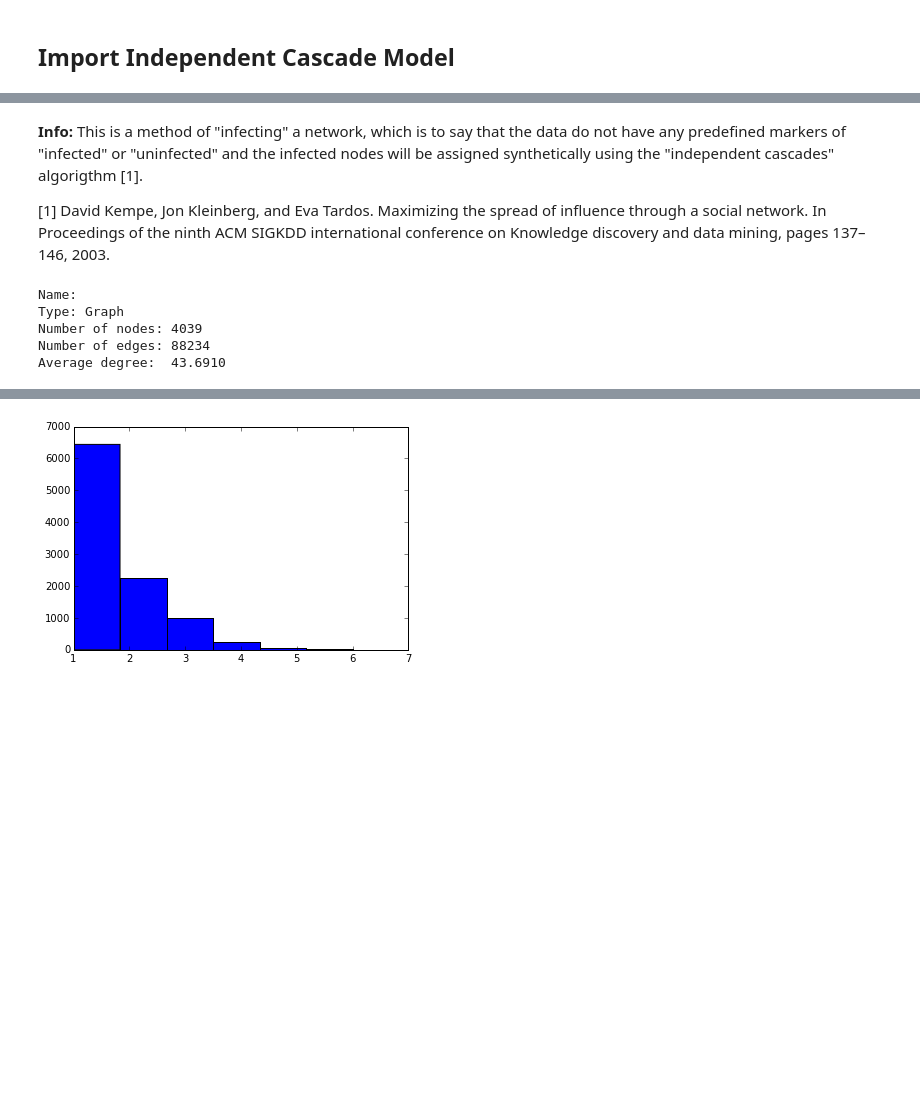
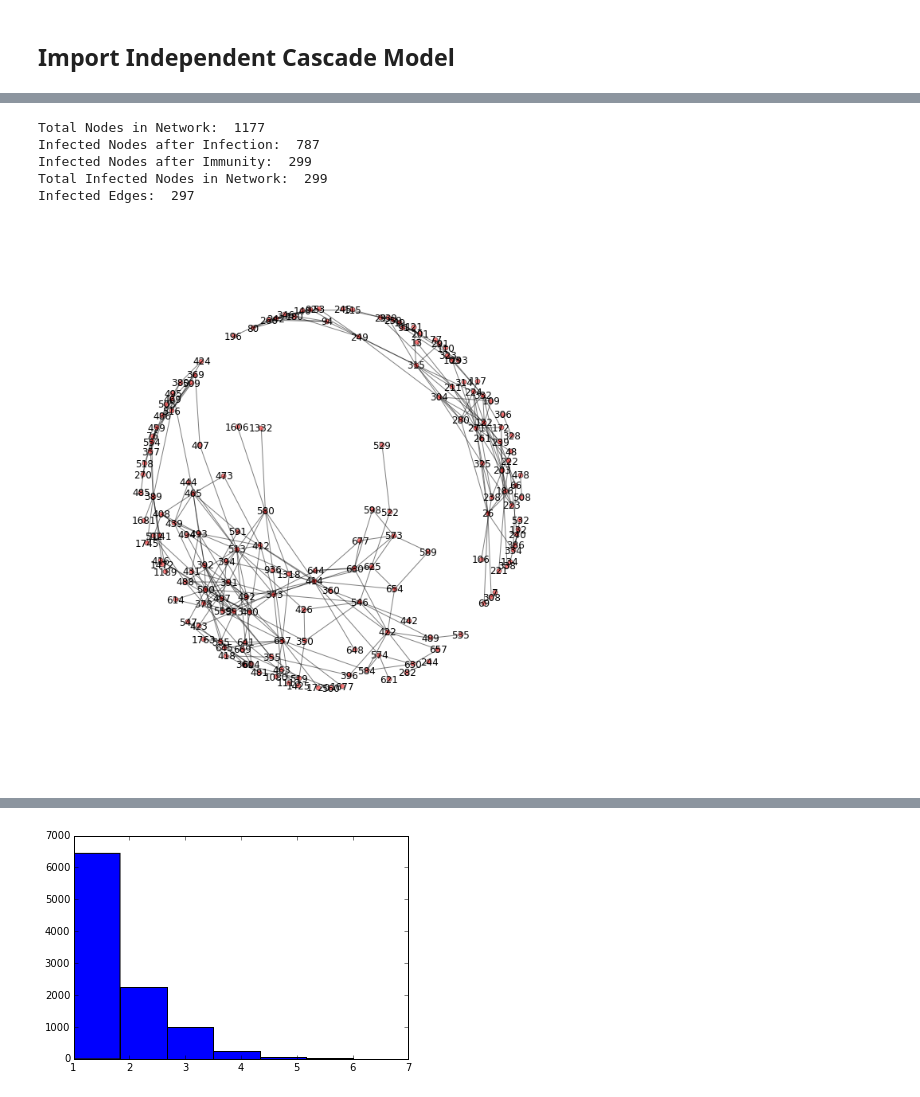
Before and after one commit to jmartinez14/fp-iga238, a Jupyter notebook: social_network_search.ipynb, the cells around one changed output, grey strips where cells are left out. Cells and saved outputs as stored; diff of their text form; code cells hidden in the pictures; blank space fills up the shorter version.

```diff
--- a/social_network_search.ipynb
+++ b/social_network_search.ipynb
@@ -19,18 +44,2 @@ import networkx as nx
 # %%
 import independent_cascade as ic
-# %% [markdown]
-**Info:**
-This is a method of "infecting" a network, which is to say that the data do not have any predefined markers of "infected" or "uninfected" and the infected nodes will be assigned synthetically using the "independent cascades" algorigthm [1].
-
-[1] David Kempe, Jon Kleinberg, and Eva Tardos. Maximizing the spread of influence through a social
-network. In Proceedings of the ninth ACM SIGKDD international conference on Knowledge
-discovery and data mining, pages 137–146, 2003.
-# %%
-G_fb = nx.read_edgelist("facebook_combined.txt", create_using = nx.Graph(), nodetype = int)
-print nx.info(G_fb)
-# %% [output]
-Name:
-Type: Graph
-Number of nodes: 4039
-Number of edges: 88234
-Average degree:  43.6910
@@ -36,0 +95,15 @@ Average degree:  43.6910
+# %%
+infected_network,only_infected = infect(network,'555',0.5,0.6)
+# %% [output]
+Total Nodes in Network:  1177
+Infected Nodes after Infection:  787
+Infected Nodes after Immunity:  299
+Total Infected Nodes in Network:  299
+Infected Edges:  297
+# %%
+plt.figure(3,figsize=(12,12))
+spring_pos_w = nx.spring_layout(only_infected)
+plt.axis("off")
+nx.draw_networkx(only_infected, pos = spring_pos_w, with_labels = True, node_size = 35, node_color='r',alpha=0.5,linewidths=None)
+# %% [output]
+[figure, added]
```
Also changed, not shown: parts of 30 cells of this notebook.
